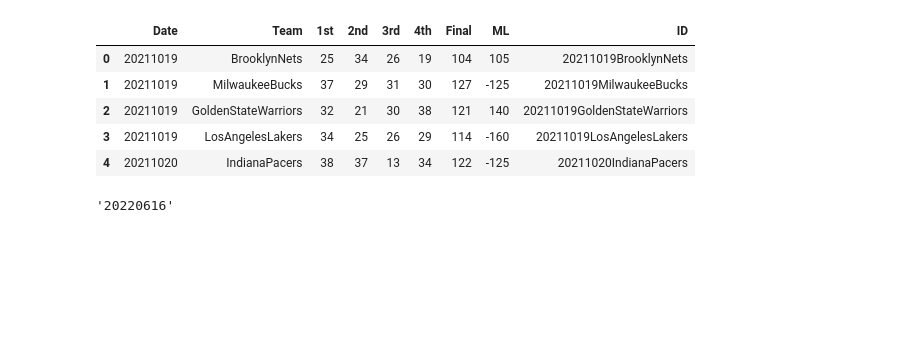
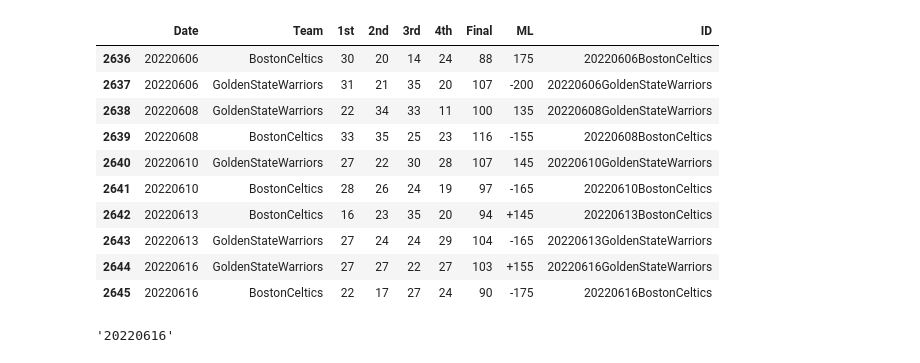
Before and after one commit to cedric16370/Ydays-Sport, a Jupyter notebook: Projet-Sport.ipynb, the cells around one changed output. Saved outputs shown, nothing was run; the diff lists cells and outputs as text; code cells hidden in the pictures; blank space fills up the shorter version.

```diff
--- a/Projet-Sport.ipynb
+++ b/Projet-Sport.ipynb
@@ -14,4 +25,5 @@ dataframe.head()
 # %%
-for i in range(len(dataframe)):
-    dataframe['Team'].iloc[i] = dataframe['Team'][i].replace(' ','')
+# Suppression des espaces dans les noms des équipes
+dataframe.Team = dataframe.Team.str.replace(' ', '')
+dataframe.tail(10)
 # %% [output]
@@ -38,24 +58,33 @@ team_name = {'Detroit': 'DetroitPistons', 'Washington': 'WashingtonWizards',
 dataframe.replace({'Team': team_name}, inplace = True)
 # %%
 def format(date):
+    'Fonction pour changer le format de l\'heure de notre dataframe'
+    'Elle prend notre dataframe en entrée'
+    'Elle nous retourne une date qui respecte le format AAAAMMJJ'
+
     year = path.split(' ')[2].split('.')[0].split('-')[0]
 
     if dataframe['Date'][0] <= date:
         return year + str(date)
     else:
         return str(int(year) + 1) + '0' + str(date)
-
-dataframe['Date'] = list(map(format, dataframe['Date']))
 # %%
+# Formattage des données pour la création de notre identifiant
+dataframe['Date'] = list(map(format, dataframe['Date']))
 dataframe['ID'] = list(map(str, dataframe['Date'])) + dataframe['Team']
-dataframe.head()
+dataframe.tail(10)
 # %% [output]
 |  | Date | Team | 1st | 2nd | 3rd | 4th | Final | ML | ID |
-| 0 | 20211019 | BrooklynNets | 25 | 34 | 26 | 19 | 104 | 105 | 20211019BrooklynNets |
-| 1 | 20211019 | MilwaukeeBucks | 37 | 29 | 31 | 30 | 127 | -125 | 20211019MilwaukeeBucks |
-| 2 | 20211019 | GoldenStateWarriors | 32 | 21 | 30 | 38 | 121 | 140 | 20211019GoldenStateWarriors |
-| 3 | 20211019 | LosAngelesLakers | 34 | 25 | 26 | 29 | 114 | -160 | 20211019LosAngelesLakers |
-| 4 | 20211020 | IndianaPacers | 38 | 37 | 13 | 34 | 122 | -125 | 20211020IndianaPacers |
+| 2636 | 20220606 | BostonCeltics | 30 | 20 | 14 | 24 | 88 | 175 | 20220606BostonCeltics |
+| 2637 | 20220606 | GoldenStateWarriors | 31 | 21 | 35 | 20 | 107 | -200 | 20220606GoldenStateWarriors |
+| 2638 | 20220608 | GoldenStateWarriors | 22 | 34 | 33 | 11 | 100 | 135 | 20220608GoldenStateWarriors |
+| 2639 | 20220608 | BostonCeltics | 33 | 35 | 25 | 23 | 116 | -155 | 20220608BostonCeltics |
+| 2640 | 20220610 | GoldenStateWarriors | 27 | 22 | 30 | 28 | 107 | 145 | 20220610GoldenStateWarriors |
+| 2641 | 20220610 | BostonCeltics | 28 | 26 | 24 | 19 | 97 | -165 | 20220610BostonCeltics |
+| 2642 | 20220613 | BostonCeltics | 16 | 23 | 35 | 20 | 94 | +145 | 20220613BostonCeltics |
+| 2643 | 20220613 | GoldenStateWarriors | 27 | 24 | 24 | 29 | 104 | -165 | 20220613GoldenStateWarriors |
+| 2644 | 20220616 | GoldenStateWarriors | 27 | 27 | 22 | 27 | 103 | +155 | 20220616GoldenStateWarriors |
+| 2645 | 20220616 | BostonCeltics | 22 | 17 | 27 | 24 | 90 | -175 | 20220616BostonCeltics |
 # %%
 dataframe['Date'].max()
 # %% [output]
```
Also changed, not shown: parts of 36 cells of this notebook.
